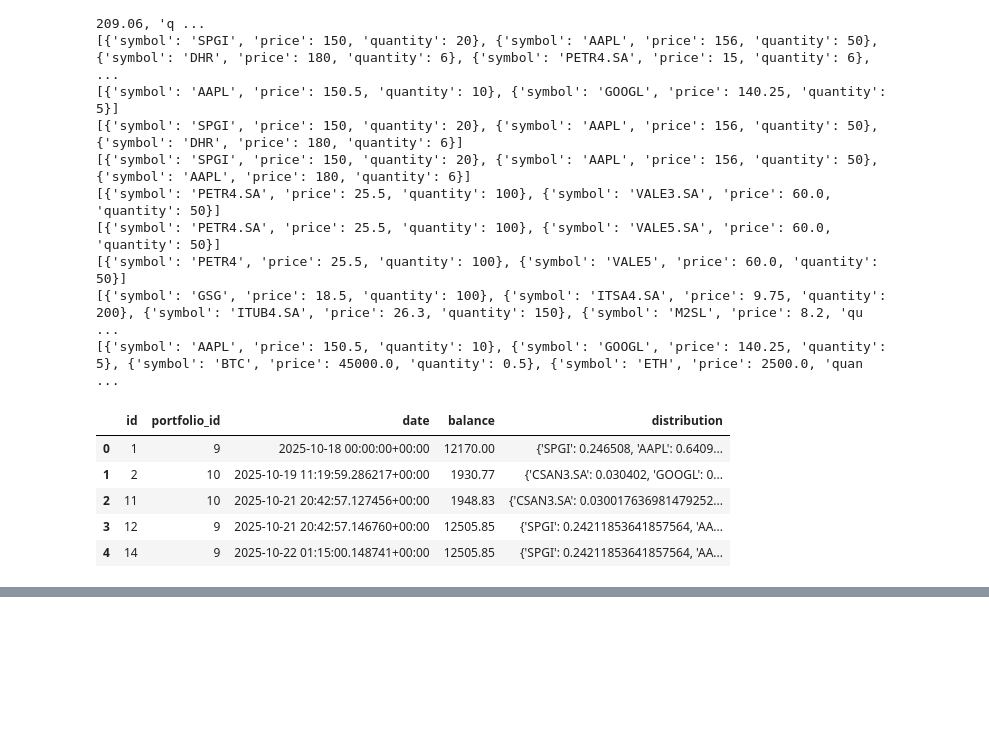
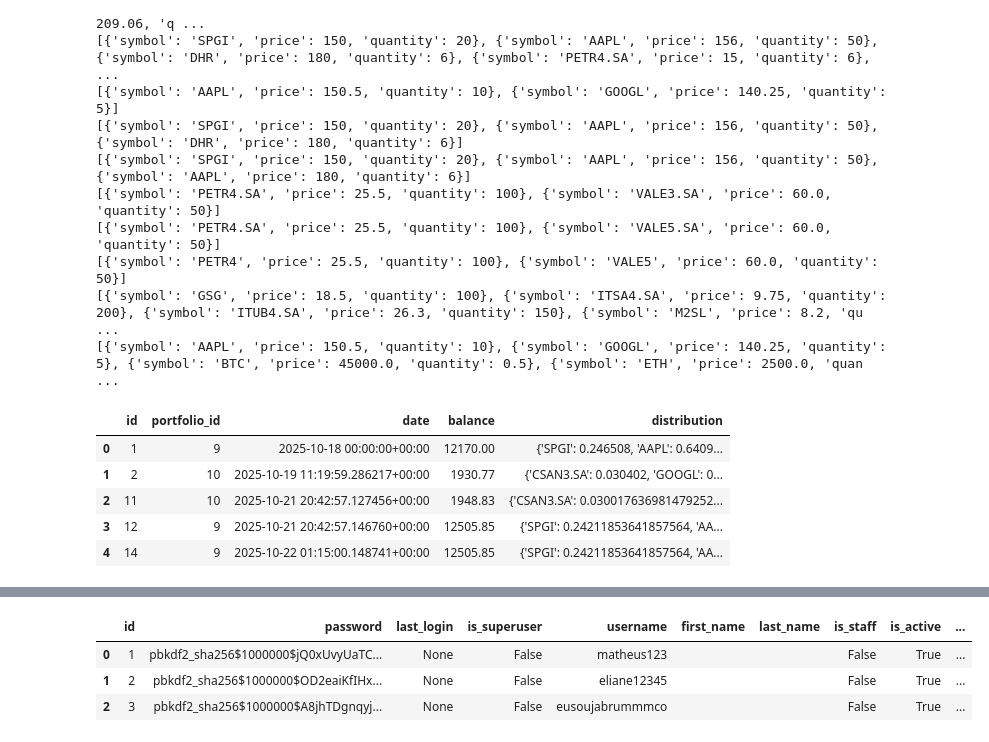
Before and after one commit to matheusff1/back-gnosis-api, a Jupyter notebook: projetob/notebooks/read-db.ipynb, the cells around one changed output, grey strips where cells are left out. Saved outputs shown, nothing was run; the diff lists cells and outputs as text; code cells hidden in the pictures; blank space fills up the shorter version.

```diff
--- a/projetob/notebooks/read-db.ipynb
+++ b/projetob/notebooks/read-db.ipynb
@@ -182,0 +227,12 @@ portfolio_10_data
+# %%
+async def get_users_df():
+    qs = await sync_to_async(list)(User.objects.all().values())
+    return pd.DataFrame(qs)
+
+df_users = await get_users_df()
+df_users.head()
+# %% [output]
+|  | id | password | last_login | is_superuser | username | first_name | last_name | is_staff | is_active | ... |
+| 0 | 1 | pbkdf2_sha256$1000000$jQ0xUvyUaTC... | None | False | matheus123 |  |  | False | True | ... |
+| 1 | 2 | pbkdf2_sha256$1000000$OD2eaiKfIHx... | None | False | eliane12345 |  |  | False | True | ... |
+| 2 | 3 | pbkdf2_sha256$1000000$A8jhTDgnqyj... | None | False | eusoujabrummmco |  |  | False | True | ... |
```
Also changed, not shown: parts of 12 cells of this notebook, 4 other files.
